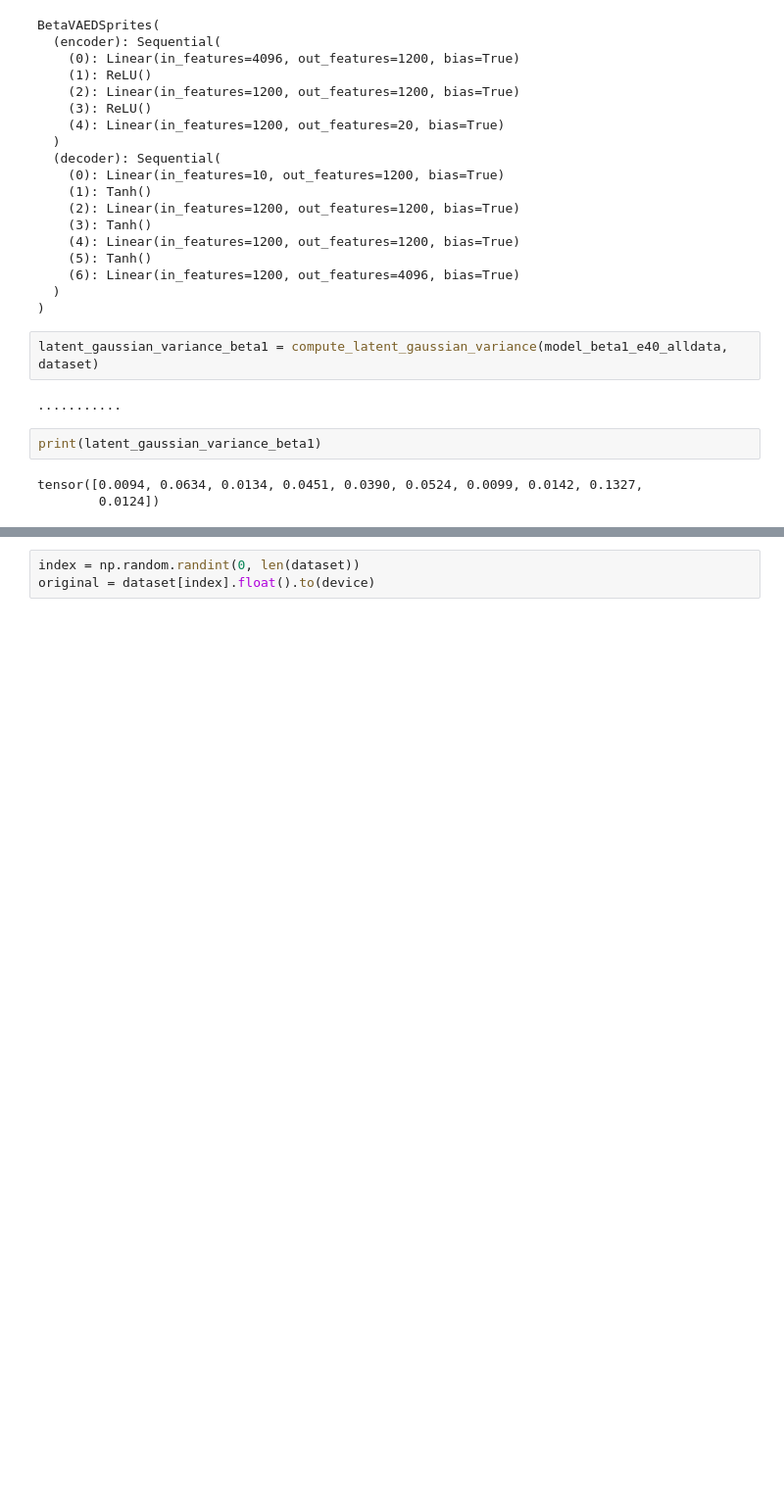
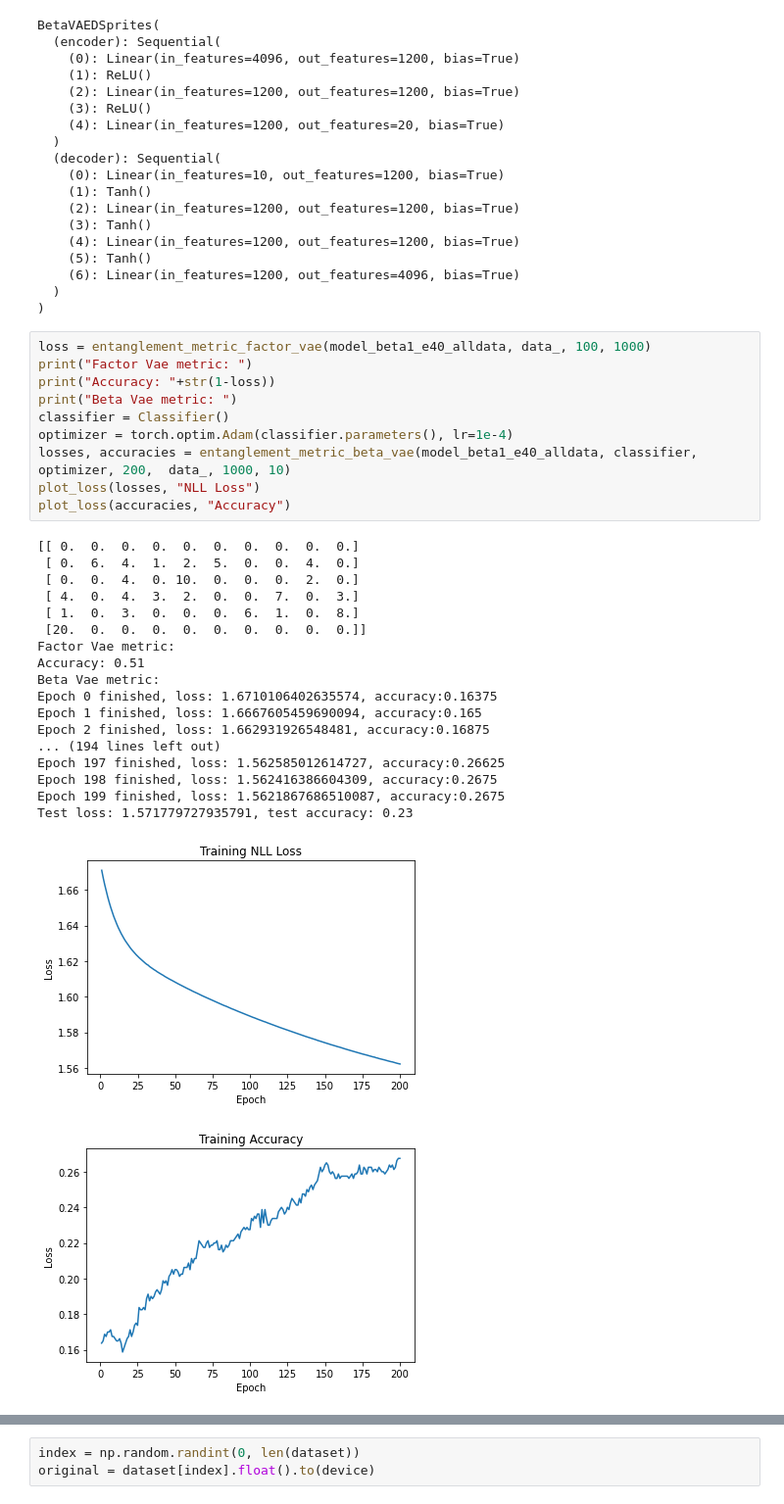
Before and after one commit to hzzhyj/atml, a Jupyter notebook: experiments/BetaVAE.ipynb, the cells around one changed output, grey strips where cells are left out. Shown at 98% size. Saved outputs shown, nothing was run; the diff lists cells and outputs as text; blank space fills up the shorter version.

```diff
--- a/experiments/BetaVAE.ipynb
+++ b/experiments/BetaVAE.ipynb
@@ -112,12 +114,33 @@ BetaVAEDSprites(
     (6): Linear(in_features=1200, out_features=4096, bias=True)
   )
 )
-# %%
-latent_gaussian_variance_beta1 = compute_latent_gaussian_variance(model_beta1_e40_alldata, dataset)
-# %% [output]
-...........
-# %%
-print(latent_gaussian_variance_beta1)
-# %% [output]
-tensor([0.0094, 0.0634, 0.0134, 0.0451, 0.0390, 0.0524, 0.0099, 0.0142, 0.1327,
-        0.0124])
+# %%
+loss = entanglement_metric_factor_vae(model_beta1_e40_alldata, data_, 100, 1000)
+print("Factor Vae metric: ")
+print("Accuracy: "+str(1-loss))
+print("Beta Vae metric: ")
+classifier = Classifier()
+optimizer = torch.optim.Adam(classifier.parameters(), lr=1e-4)
+losses, accuracies = entanglement_metric_beta_vae(model_beta1_e40_alldata, classifier, optimizer, 200,  data_, 1000, 10)
+plot_loss(losses, "NLL Loss")
+plot_loss(accuracies, "Accuracy")
+# %% [output]
+[[ 0.  0.  0.  0.  0.  0.  0.  0.  0.  0.]
+ [ 0.  6.  4.  1.  2.  5.  0.  0.  4.  0.]
+ [ 0.  0.  4.  0. 10.  0.  0.  0.  2.  0.]
+ [ 4.  0.  4.  3.  2.  0.  0.  7.  0.  3.]
+ [ 1.  0.  3.  0.  0.  0.  6.  1.  0.  8.]
+ [20.  0.  0.  0.  0.  0.  0.  0.  0.  0.]]
+Factor Vae metric:
+Accuracy: 0.51
+Beta Vae metric:
+Epoch 0 finished, loss: 1.6710106402635574, accuracy:0.16375
+Epoch 1 finished, loss: 1.6667605459690094, accuracy:0.165
+Epoch 2 finished, loss: 1.662931926548481, accuracy:0.16875
+... (194 lines left out)
+Epoch 197 finished, loss: 1.562585012614727, accuracy:0.26625
+Epoch 198 finished, loss: 1.562416386604309, accuracy:0.2675
+Epoch 199 finished, loss: 1.5621867686510087, accuracy:0.2675
+Test loss: 1.571779727935791, test accuracy: 0.23
+[figure, added]
+[figure, added]
```
Also changed, not shown: parts of 22 cells of this notebook, 5 other files.
